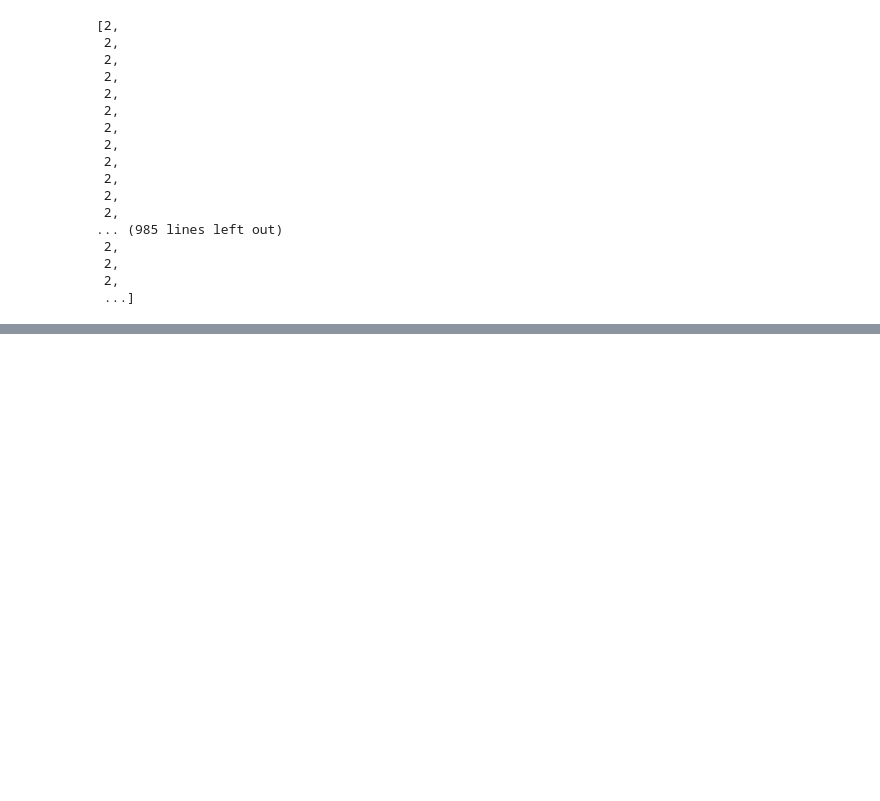
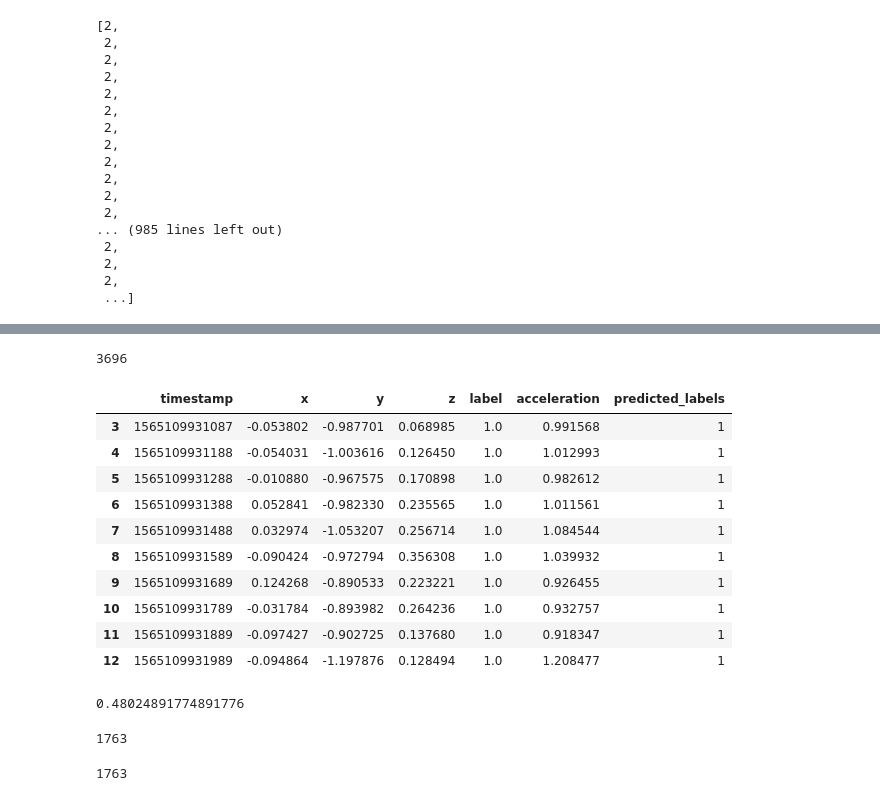
Before and after one commit to federicoweill/movement_prediction_edx_2019, a Jupyter notebook: movement_prediction-movelets.ipynb, the cells around one changed output, grey strips where cells are left out. Saved outputs shown, nothing was run; the diff lists cells and outputs as text; code cells hidden in the pictures; blank space fills up the shorter version.

Commit message:
prueba de accuracy sobre df3_p, hay que ajustar el algoritmo para que tome los valores en donde cambia el movimiento y no se corra el marco de lectura

```diff
--- a/movement_prediction-movelets.ipynb
+++ b/movement_prediction-movelets.ipynb
@@ -1291,0 +1296,2 @@ labels_df3
+# %%
+lb = label_prediction_improved(df3[['x','y','z','acceleration']][350:360],movelet_dict)
@@ -1291,0 +1302,17 @@ labels_df3
+# %%
+def automated_prediction_process (df,movelet_dict):
+    start_time = time.time()
+    labels = []
+    k = 0
+    df_len = df.shape[0]
+    for each in range(df_len//10):
+        lb = label_prediction_improved(df[k:k+10],movelet_dict)
+        for r in range (10):
+            labels.append(lb[1])
+        k+=10
+    for n in range(df_len - len(labels)):
+        labels.append(labels[-1])
+    print ("My program took", time.time() - start_time, "to run")
+    return labels
+# %%
+predicted_labels = automated_prediction_process(df3[['x','y','z','acceleration']],movelet_dict)
@@ -1291,0 +1321,20 @@ labels_df3
+# %%
+len(predicted_labels)
+# %% [output]
+3696
+# %%
+df3_p['predicted_labels'] = predicted_labels
+# %%
+df3_p.head(10)
+# %% [output]
+|  | timestamp | x | y | z | label | acceleration | predicted_labels |
+| 3 | 1565109931087 | -0.053802 | -0.987701 | 0.068985 | 1.0 | 0.991568 | 1 |
+| 4 | 1565109931188 | -0.054031 | -1.003616 | 0.126450 | 1.0 | 1.012993 | 1 |
+| 5 | 1565109931288 | -0.010880 | -0.967575 | 0.170898 | 1.0 | 0.982612 | 1 |
+| 6 | 1565109931388 | 0.052841 | -0.982330 | 0.235565 | 1.0 | 1.011561 | 1 |
+| 7 | 1565109931488 | 0.032974 | -1.053207 | 0.256714 | 1.0 | 1.084544 | 1 |
+| 8 | 1565109931589 | -0.090424 | -0.972794 | 0.356308 | 1.0 | 1.039932 | 1 |
+| 9 | 1565109931689 | 0.124268 | -0.890533 | 0.223221 | 1.0 | 0.926455 | 1 |
+| 10 | 1565109931789 | -0.031784 | -0.893982 | 0.264236 | 1.0 | 0.932757 | 1 |
+| 11 | 1565109931889 | -0.097427 | -0.902725 | 0.137680 | 1.0 | 0.918347 | 1 |
+| 12 | 1565109931989 | -0.094864 | -1.197876 | 0.128494 | 1.0 | 1.208477 | 1 |
@@ -1291,0 +1347,12 @@ labels_df3
+# %%
+accuracy
+# %% [output]
+0.48024891774891776
+# %%
+np.sum(df3_p.label == df3.predicted_labels)
+# %% [output]
+1763
+# %%
+np.sum(df3.label == df3.predicted_label)
+# %% [output]
+1763
```
Also changed, not shown: parts of 15 cells of this notebook.
